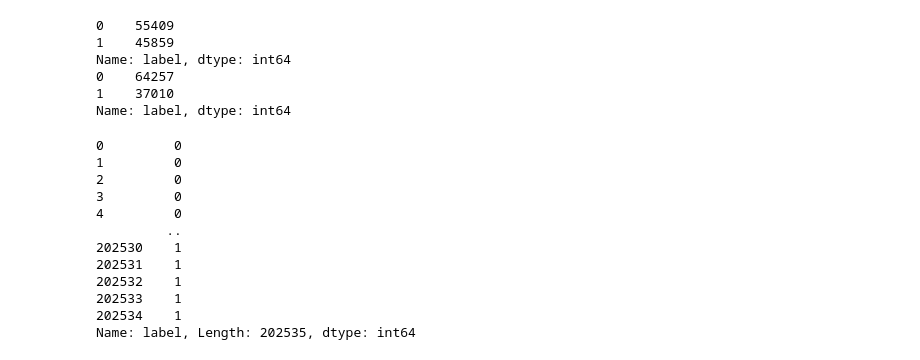
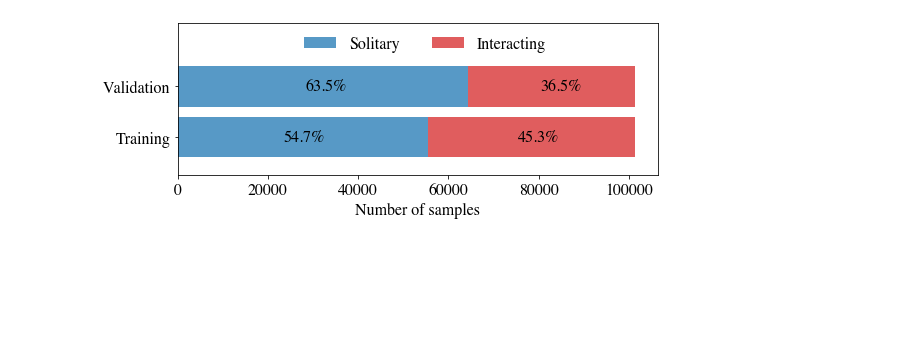
Before and after one commit to maitreyakv/data2040-final-project, a Jupyter notebook: eda.ipynb, the cells around one changed output. Cells and saved outputs as stored; diff of their text form; code cells hidden in the pictures; blank space fills up the shorter version.

```diff
--- a/eda.ipynb
+++ b/eda.ipynb
@@ -11,18 +15,38 @@ label_files = ["../../RatSI_v1.01/annotations/Observation{:02d}.csv".format(i) f
 df = pd.concat([pd.read_csv(f, sep=";", index_col=0) for f in label_files], axis=0, ignore_index=True)
 # %%
 df["label"] = np.where(df.action == "Solitary", 0, 1)
-# %%
-counts_train = pd.value_counts(df.label[(len(df) // 2):])
-counts_valid = pd.value_counts(df.label[:(len(df) // 2)])
-print(counts_train)
-print(counts_valid)
-# %% [output]
-0    55409
-1    45859
-Name: label, dtype: int64
-0    64257
-1    37010
-Name: label, dtype: int64
+# %%
+counts_train = pd.value_counts(df.label[(len(df) // 2):])
+counts_valid = pd.value_counts(df.label[:(len(df) // 2)])
+
+plt.figure(figsize=(8,3))
+plt.barh(0, counts_train[0], height=0.8, color="tab:blue", alpha=0.75, label="Solitary")
+plt.barh(0, counts_train[1], left=counts_train[0], height=0.8, color="tab:red", alpha=0.75, label="Interacting")
+plt.barh(1, counts_valid[0], height=0.8, color="tab:blue", alpha=0.75)
+plt.barh(1, counts_valid[1], left=counts_valid[0], height=0.8, color="tab:red", alpha=0.75)
+
+plt.annotate("{:.01f}%".format(100 * counts_train[0] / (counts_train[1] + counts_train[0])),
+             (28000, 0), ha="center", va="center", fontsize=16, fontfamily="Times")
+plt.annotate("{:.01f}%".format(100 * counts_train[1] / (counts_train[1] + counts_train[0])),
+             (80000, 0), ha="center", va="center", fontsize=16, fontfamily="Times")
+plt.annotate("{:.01f}%".format(100 * counts_valid[0] / (counts_valid[1] + counts_valid[0])),
+             (33000, 1), ha="center", va="center", fontsize=16, fontfamily="Times")
+plt.annotate("{:.01f}%".format(100 * counts_valid[1] / (counts_valid[1] + counts_valid[0])),
+             (85000, 1), ha="center", va="center", fontsize=16, fontfamily="Times")
+
+plt.ylim(-0.75, 2.25)
+plt.xlabel("Number of samples", fontsize=16, fontfamily="Times")
+
+plt.xticks(fontsize=16, fontfamily="Times")
+plt.yticks([0, 1], ["Training", "Validation"], fontsize=16, fontfamily="Times")
+
+font = font_manager.FontProperties(family='Times', size=16)
+plt.legend(prop=font, frameon=False, ncol=2, loc=(0.25, 0.77))
+
+plt.tight_layout()
+plt.savefig("eda-bar.png", dpi=500)
+# %% [output]
+[figure, added]
 # %%
 tfrecord_file = "ratsi_data.tfrecord"
 metadata_file = "ratsi_data.metadata.json"
@@ -56,19 +80,4 @@ for f in files:
         os.remove(f)
     except:
         pass
-# %%
-df.label
-# %% [output]
-0         0
-1         0
-2         0
-3         0
-4         0
-         ..
-202530    1
-202531    1
-202532    1
-202533    1
-202534    1
-Name: label, Length: 202535, dtype: int64
 # %%
```
Also changed, not shown: parts of 6 cells of this notebook.
